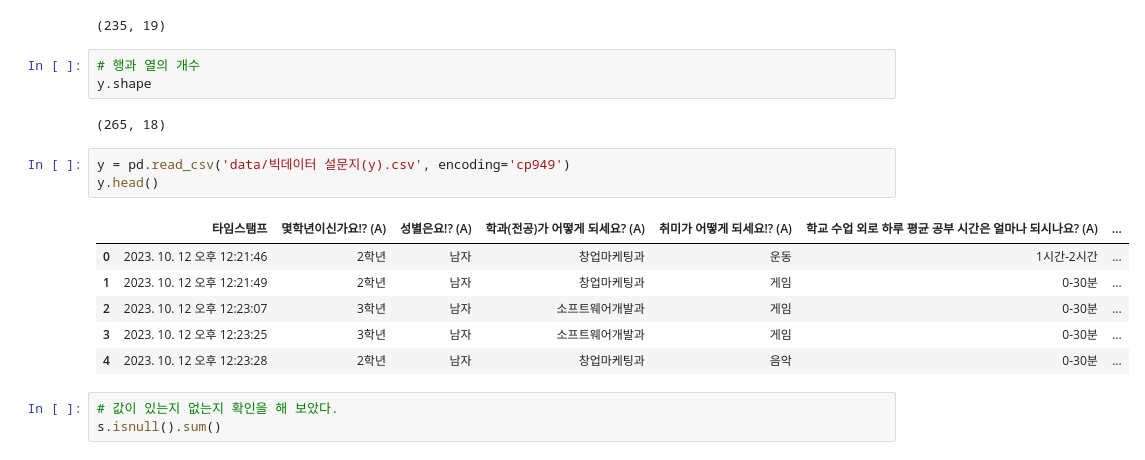
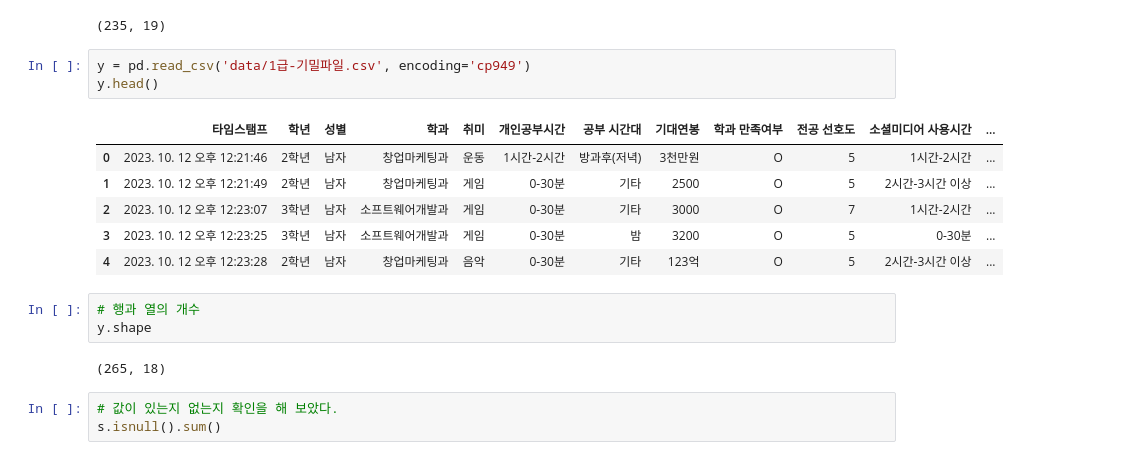
Before and after one commit to minseok06/PPP, a Jupyter notebook: 대회 준비_민석이와 친구들.ipynb, the cells around one changed output. Drawn from its saved outputs; the diff is of its cells as text.

```diff
--- a/대회 준비_민석이와 친구들.ipynb
+++ b/대회 준비_민석이와 친구들.ipynb
@@ -55,21 +55,21 @@ Index(['성별', '전공', '신장', '몸무게', '1학년평균성적', '2학
 s.shape
 # %% [output]
 (235, 19)
-# %%
-# 행과 열의 개수
-y.shape
-# %% [output]
-(265, 18)
 # %%
-y = pd.read_csv('data/빅데이터 설문지(y).csv', encoding='cp949')
+y = pd.read_csv('data/1급-기밀파일.csv', encoding='cp949')
 y.head()
 # %% [output]
-|  | 타임스탬프 | 몇학년이신가요!? (A) | 성별은요!? (A) | 학과(전공)가 어떻게 되세요? (A) | 취미가 어떻게 되세요!? (A) | 학교 수업 외로 하루 평균 공부 시간은 얼마나 되시나요? (A) | ... |
-| 0 | 2023. 10. 12 오후 12:21:46 | 2학년 | 남자 | 창업마케팅과 | 운동 | 1시간-2시간 | ... |
-| 1 | 2023. 10. 12 오후 12:21:49 | 2학년 | 남자 | 창업마케팅과 | 게임 | 0-30분 | ... |
-| 2 | 2023. 10. 12 오후 12:23:07 | 3학년 | 남자 | 소프트웨어개발과 | 게임 | 0-30분 | ... |
-| 3 | 2023. 10. 12 오후 12:23:25 | 3학년 | 남자 | 소프트웨어개발과 | 게임 | 0-30분 | ... |
-| 4 | 2023. 10. 12 오후 12:23:28 | 2학년 | 남자 | 창업마케팅과 | 음악 | 0-30분 | ... |
+|  | 타임스탬프 | 학년 | 성별 | 학과 | 취미 | 개인공부시간 | 공부 시간대 | 기대연봉 | 학과 만족여부 | 전공 선호도 | 소셜미디어 사용시간 | ... |
+| 0 | 2023. 10. 12 오후 12:21:46 | 2학년 | 남자 | 창업마케팅과 | 운동 | 1시간-2시간 | 방과후(저녁) | 3천만원 | O | 5 | 1시간-2시간 | ... |
+| 1 | 2023. 10. 12 오후 12:21:49 | 2학년 | 남자 | 창업마케팅과 | 게임 | 0-30분 | 기타 | 2500 | O | 5 | 2시간-3시간 이상 | ... |
+| 2 | 2023. 10. 12 오후 12:23:07 | 3학년 | 남자 | 소프트웨어개발과 | 게임 | 0-30분 | 기타 | 3000 | O | 7 | 1시간-2시간 | ... |
+| 3 | 2023. 10. 12 오후 12:23:25 | 3학년 | 남자 | 소프트웨어개발과 | 게임 | 0-30분 | 밤 | 3200 | O | 5 | 0-30분 | ... |
+| 4 | 2023. 10. 12 오후 12:23:28 | 2학년 | 남자 | 창업마케팅과 | 음악 | 0-30분 | 기타 | 123억 | O | 5 | 2시간-3시간 이상 | ... |
+# %%
+# 행과 열의 개수
+y.shape
+# %% [output]
+(265, 18)
 # %%
 # 값이 있는지 없는지 확인을 해 보았다.
 s.isnull().sum()
```
Also changed, not shown: parts of 19 cells of this notebook.
